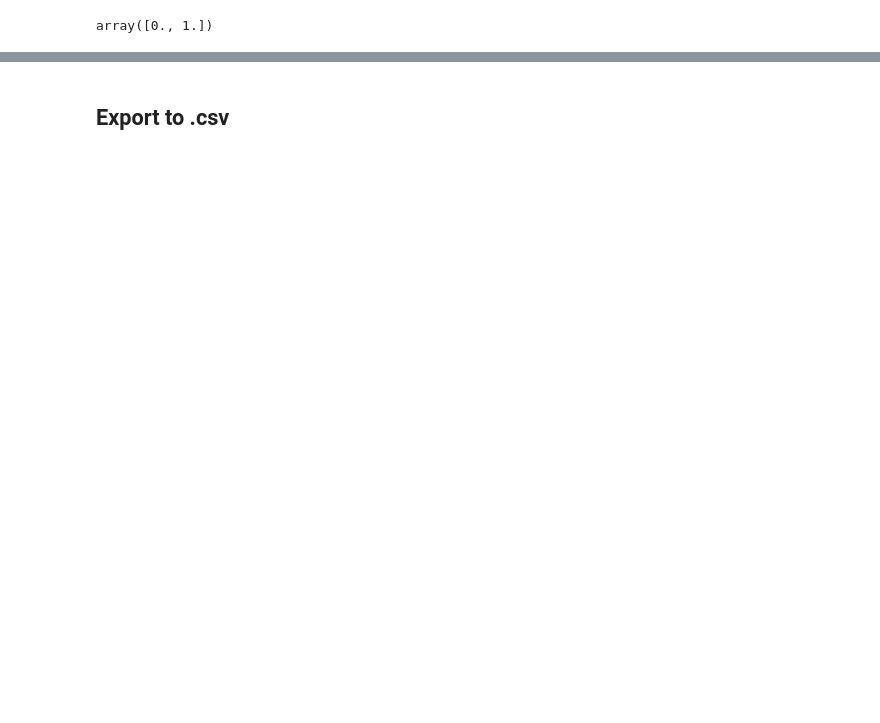
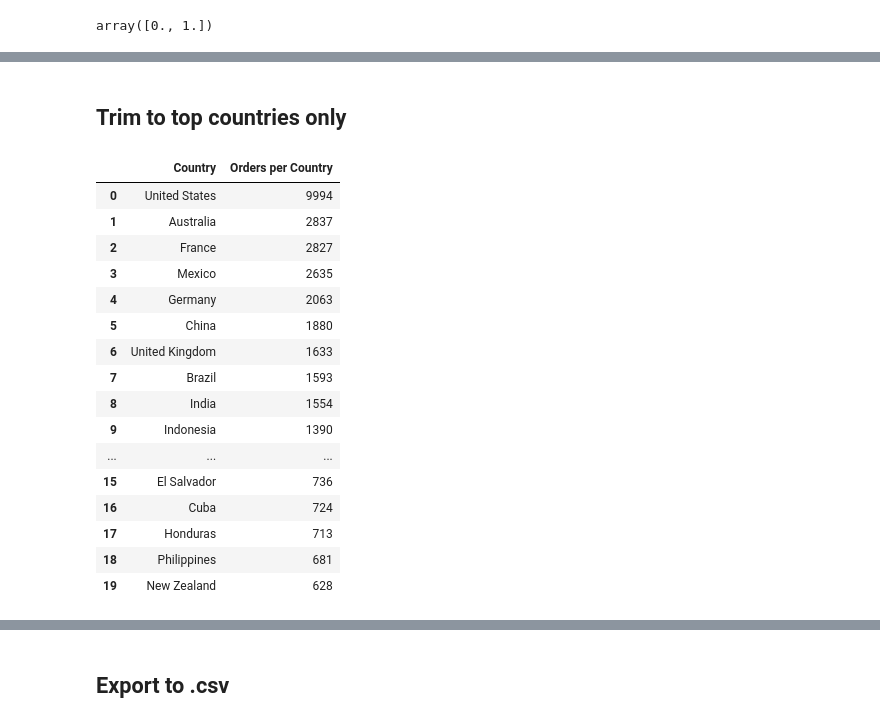
Before and after one commit to rachael-meinders/superstore, a Jupyter notebook: cleaning_data.ipynb, the cells around one changed output, grey strips where cells are left out. Saved outputs shown, nothing was run; the diff lists cells and outputs as text; code cells hidden in the pictures; blank space fills up the shorter version.

```diff
--- a/cleaning_data.ipynb
+++ b/cleaning_data.ipynb
@@ -338,0 +356,25 @@ array([0., 1.])
+# %% [markdown]
+## Trim to top countries only
+# %%
+# create df with order count per country, descending
+ordercount_sorted = super_df[['Country','Order Date']].groupby(['Country']).count().sort_values(by='Order Date',ascending=False).reset_index()
+ordercount_sorted = ordercount_sorted.rename(columns={'Order Date':'Orders per Country'})
+ordercount_sorted.head(20)
+# %% [output]
+|  | Country | Orders per Country |
+| 0 | United States | 9994 |
+| 1 | Australia | 2837 |
+| 2 | France | 2827 |
+| 3 | Mexico | 2635 |
+| 4 | Germany | 2063 |
+| 5 | China | 1880 |
+| 6 | United Kingdom | 1633 |
+| 7 | Brazil | 1593 |
+| 8 | India | 1554 |
+| 9 | Indonesia | 1390 |
+| ... | ... | ... |
+| 15 | El Salvador | 736 |
+| 16 | Cuba | 724 |
+| 17 | Honduras | 713 |
+| 18 | Philippines | 681 |
+| 19 | New Zealand | 628 |
```
Also changed, not shown: parts of 7 cells of this notebook, 2 other files.
